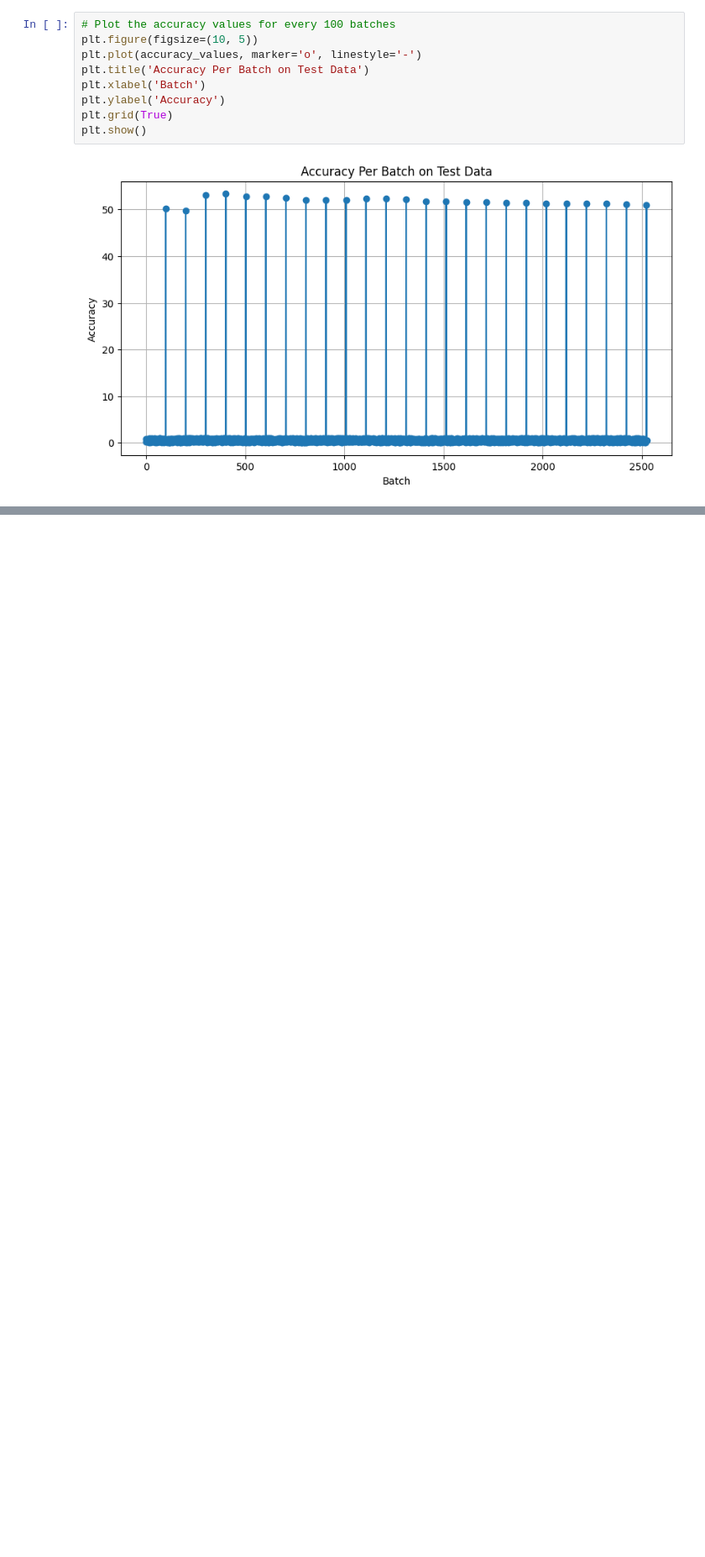
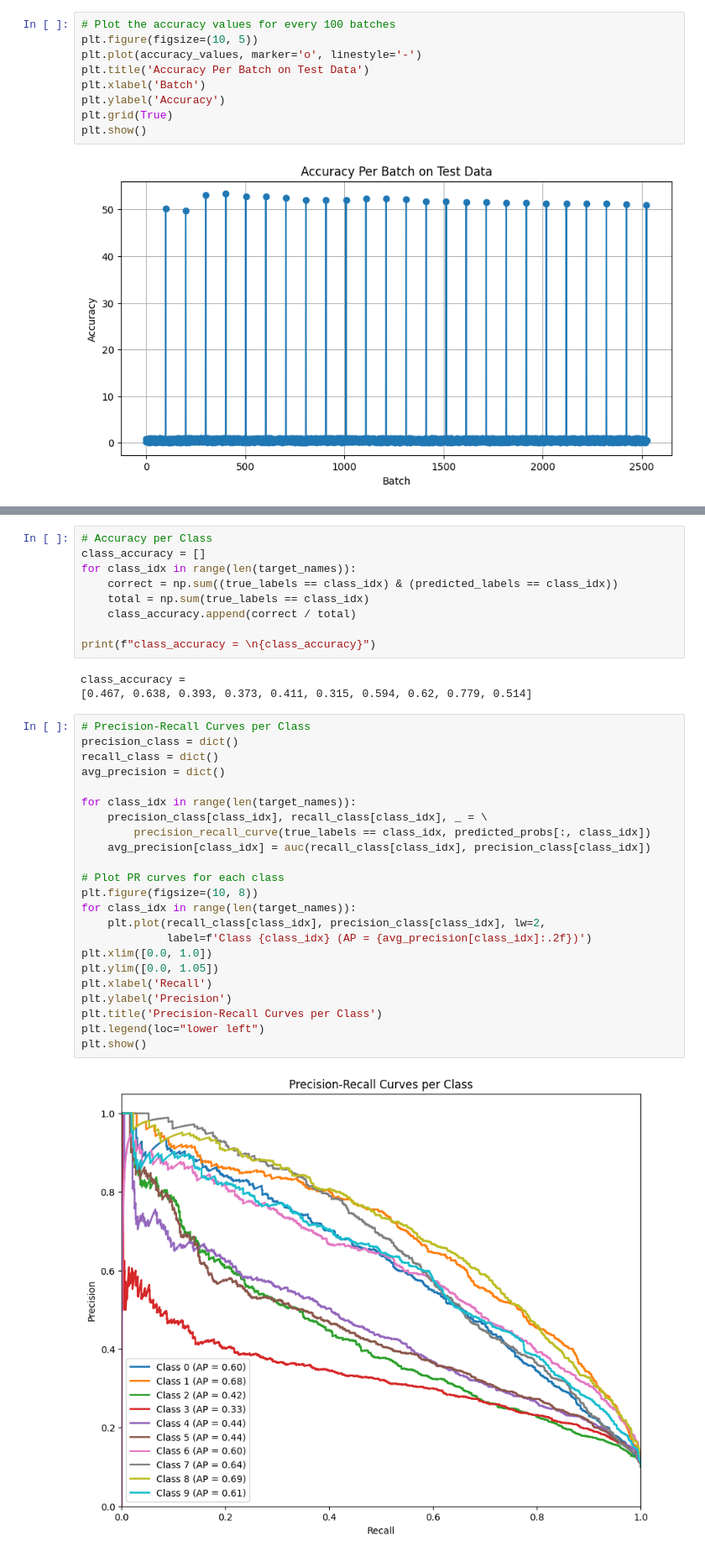
Before and after one commit to ancilcleetus/Foundations-of-Deep-Learning, a Jupyter notebook: 02-Convolutional-Neural-Networks/01_SimpleNN_pytorch.ipynb, the cells around one changed output, grey strips where cells are left out. Shown at 84% size. Drawn from its saved outputs; the diff is of its cells as text; blank space fills up the shorter version.

```diff
--- a/02-Convolutional-Neural-Networks/01_SimpleNN_pytorch.ipynb
+++ b/02-Convolutional-Neural-Networks/01_SimpleNN_pytorch.ipynb
@@ -207,0 +299,37 @@ plt.show()
+# %%
+# Accuracy per Class
+class_accuracy = []
+for class_idx in range(len(target_names)):
+    correct = np.sum((true_labels == class_idx) & (predicted_labels == class_idx))
+    total = np.sum(true_labels == class_idx)
+    class_accuracy.append(correct / total)
+
+print(f"class_accuracy = \n{class_accuracy}")
+# %% [output]
+class_accuracy =
+[0.467, 0.638, 0.393, 0.373, 0.411, 0.315, 0.594, 0.62, 0.779, 0.514]
+# %%
+# Precision-Recall Curves per Class
+precision_class = dict()
+recall_class = dict()
+avg_precision = dict()
+
+for class_idx in range(len(target_names)):
+    precision_class[class_idx], recall_class[class_idx], _ = \
+        precision_recall_curve(true_labels == class_idx, predicted_probs[:, class_idx])
+    avg_precision[class_idx] = auc(recall_class[class_idx], precision_class[class_idx])
+
+# Plot PR curves for each class
+plt.figure(figsize=(10, 8))
+for class_idx in range(len(target_names)):
+    plt.plot(recall_class[class_idx], precision_class[class_idx], lw=2,
+             label=f'Class {class_idx} (AP = {avg_precision[class_idx]:.2f})')
+plt.xlim([0.0, 1.0])
+plt.ylim([0.0, 1.05])
+plt.xlabel('Recall')
+plt.ylabel('Precision')
+plt.title('Precision-Recall Curves per Class')
+plt.legend(loc="lower left")
+plt.show()
+# %% [output]
+[figure, added]
```
Also changed, not shown: parts of 8 cells of this notebook.
